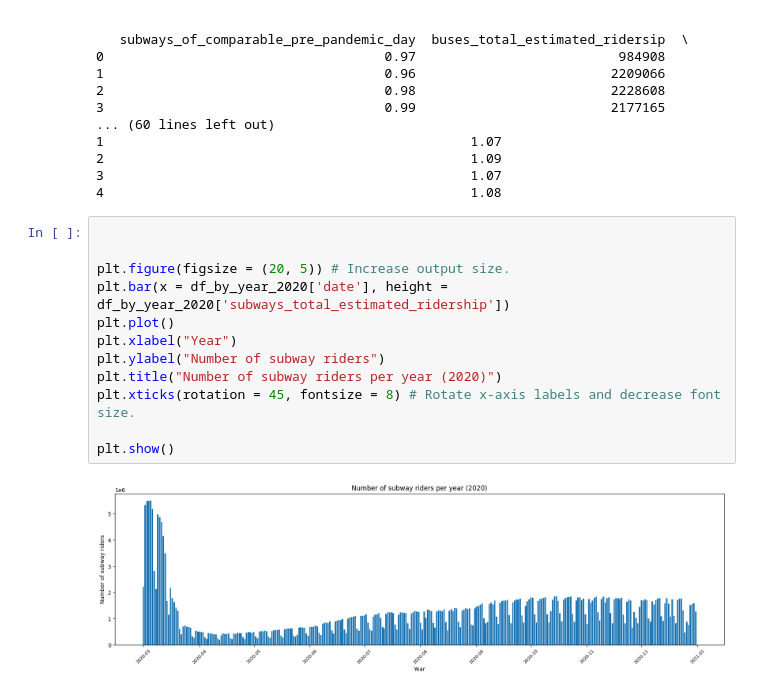
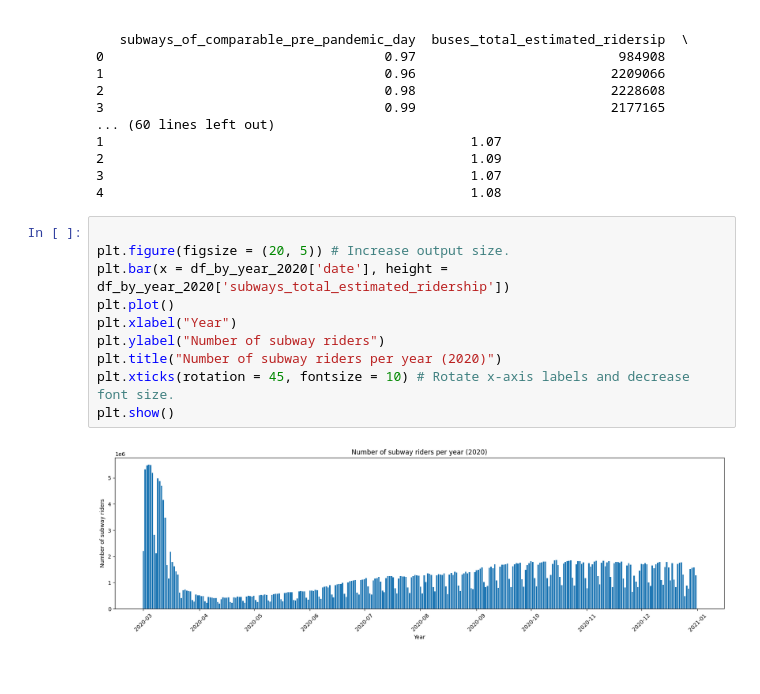
Before and after one commit to Reggie-Amedee-Tech/phase_1_project, a Jupyter notebook: notebooks/Lavenda_eda.ipynb, the cells around one changed output. Drawn from its saved outputs; the diff is of its cells as text.

```diff
--- a/notebooks/Lavenda_eda.ipynb
+++ b/notebooks/Lavenda_eda.ipynb
@@ -54,16 +55,14 @@ print(df_by_year_2020.head())
 3                                               1.07
 4                                               1.08
 # %%
-
 
 plt.figure(figsize = (20, 5)) # Increase output size.
 plt.bar(x = df_by_year_2020['date'], height = df_by_year_2020['subways_total_estimated_ridership'])
 plt.plot()
 plt.xlabel("Year")
 plt.ylabel("Number of subway riders")
 plt.title("Number of subway riders per year (2020)")
-plt.xticks(rotation = 45, fontsize = 8) # Rotate x-axis labels and decrease font size.
-
+plt.xticks(rotation = 45, fontsize = 10) # Rotate x-axis labels and decrease font size.
 plt.show()
 # %% [output]
-[figure, old version]
+[figure, new version]
```
Also changed, not shown: parts of 4 cells of this notebook.
